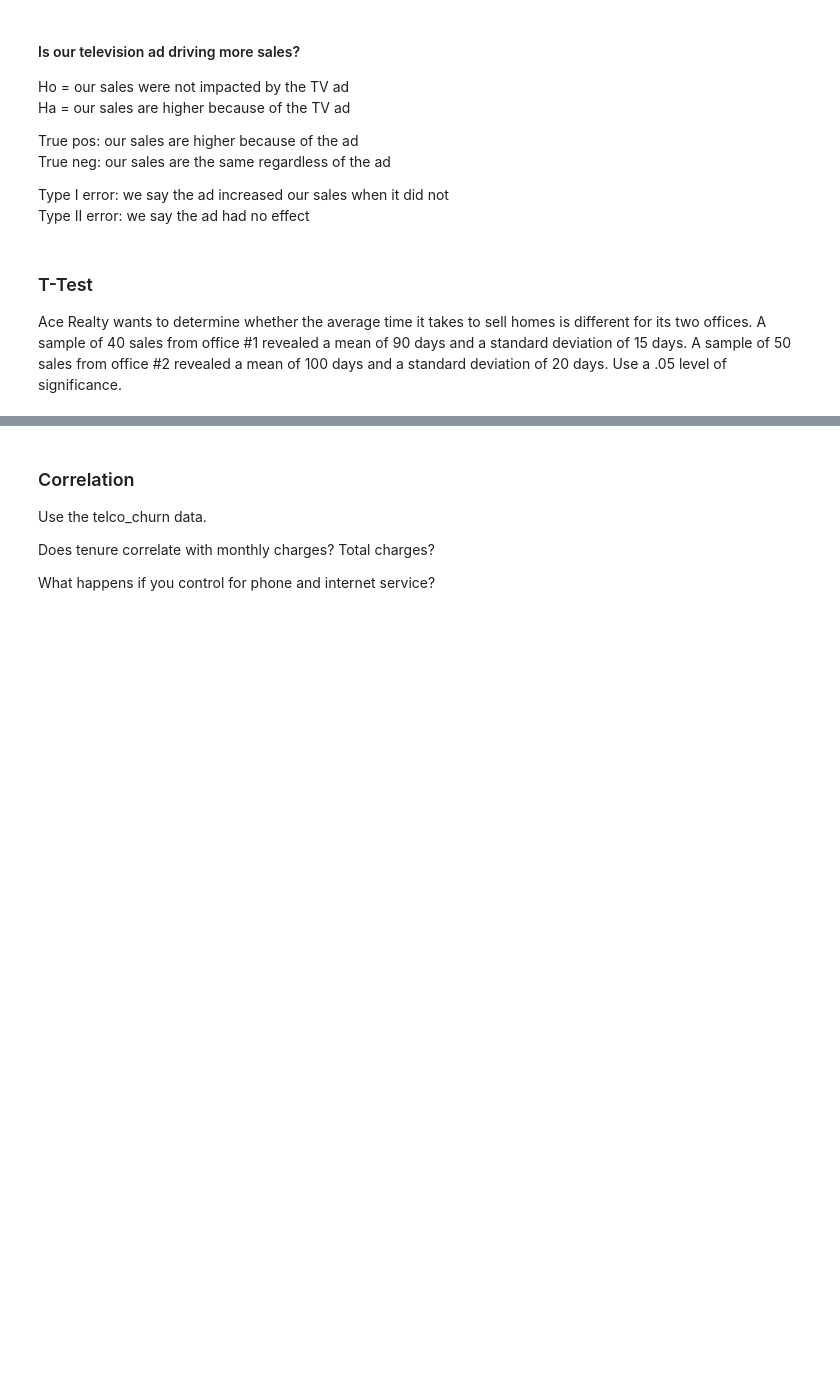
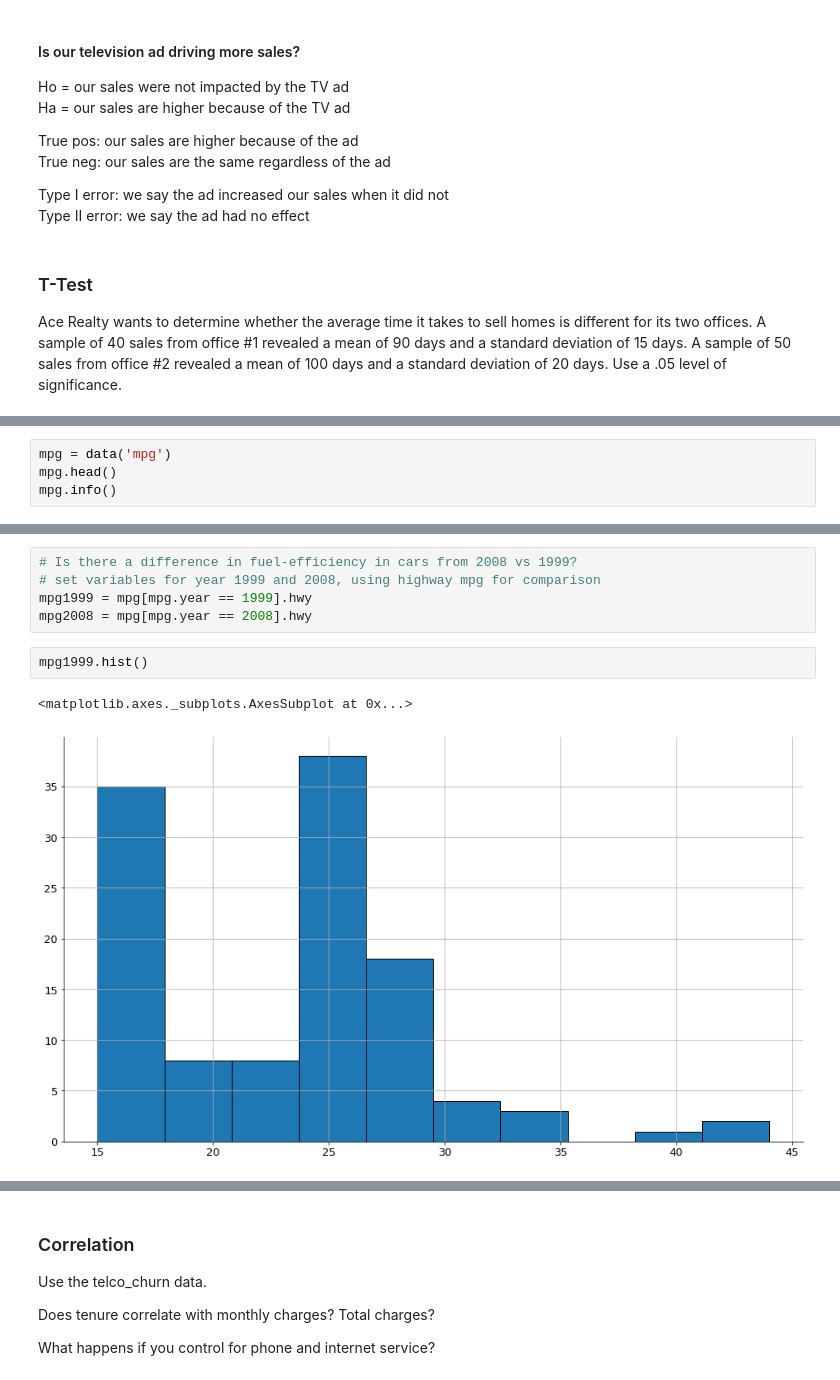
Before and after one commit to RyvynYoung/statistics-exercises, a Jupyter notebook: hypothesis_testing.ipynb, the cells around one changed output, grey strips where cells are left out. Saved outputs shown, nothing was run; the diff lists cells and outputs as text; blank space fills up the shorter version.

```diff
--- a/hypothesis_testing.ipynb
+++ b/hypothesis_testing.ipynb
@@ -243,3 +291,7 @@ Is there a difference in fuel-efficiency in cars from 2008 vs 1999?
 Are compact cars more fuel-efficient than the average car?
 
 Do manual cars get better gas mileage than automatic cars?
+# %%
+mpg = data('mpg')
+mpg.head()
+mpg.info()
@@ -245,0 +317,10 @@ Do manual cars get better gas mileage than automatic cars?
+# %%
+# Is there a difference in fuel-efficiency in cars from 2008 vs 1999?
+# set variables for year 1999 and 2008, using highway mpg for comparison
+mpg1999 = mpg[mpg.year == 1999].hwy
+mpg2008 = mpg[mpg.year == 2008].hwy
+# %%
+mpg1999.hist()
+# %% [output]
+<matplotlib.axes._subplots.AxesSubplot at 0x...>
+[figure, added]
```
Also changed, not shown: parts of 27 cells of this notebook.
